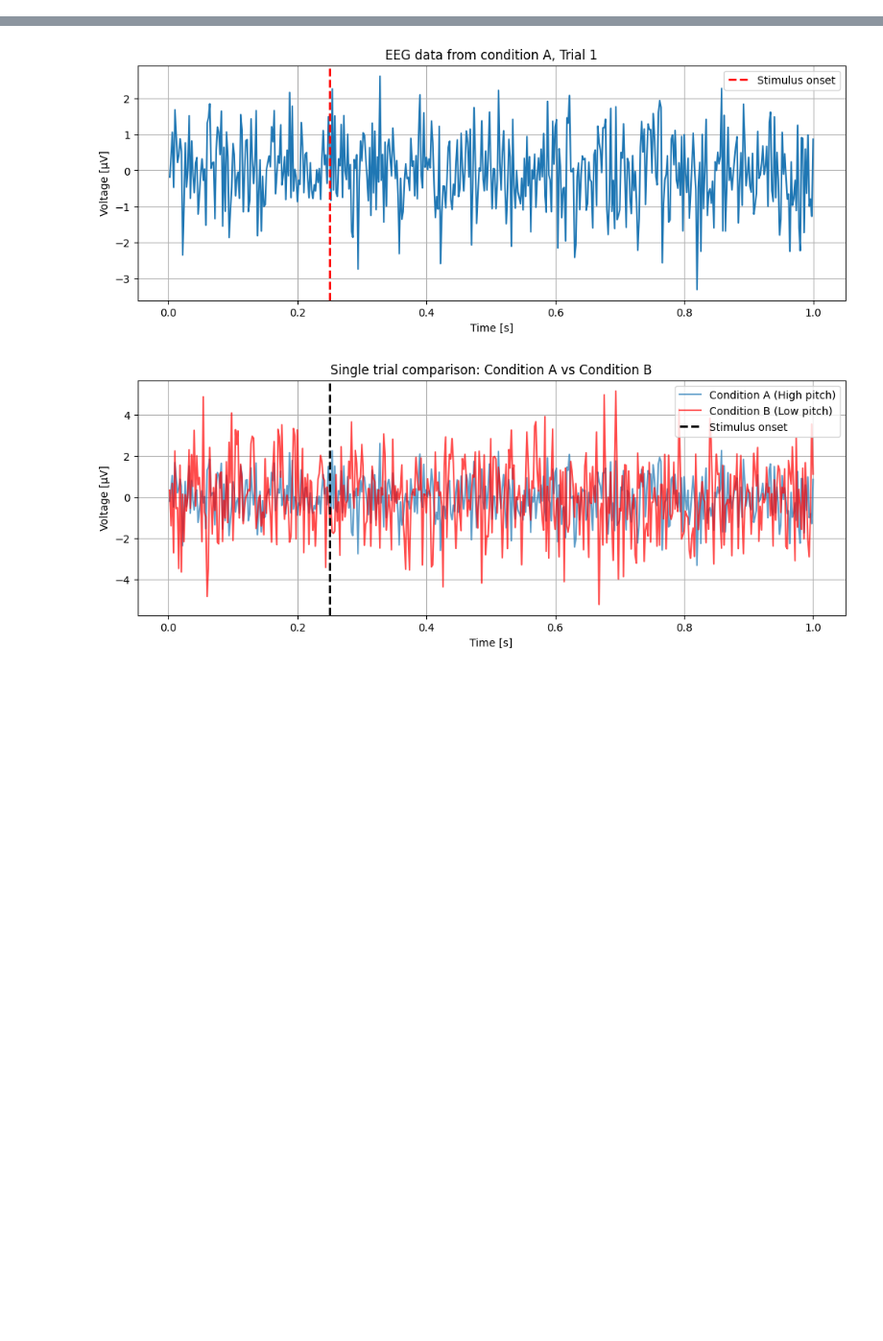
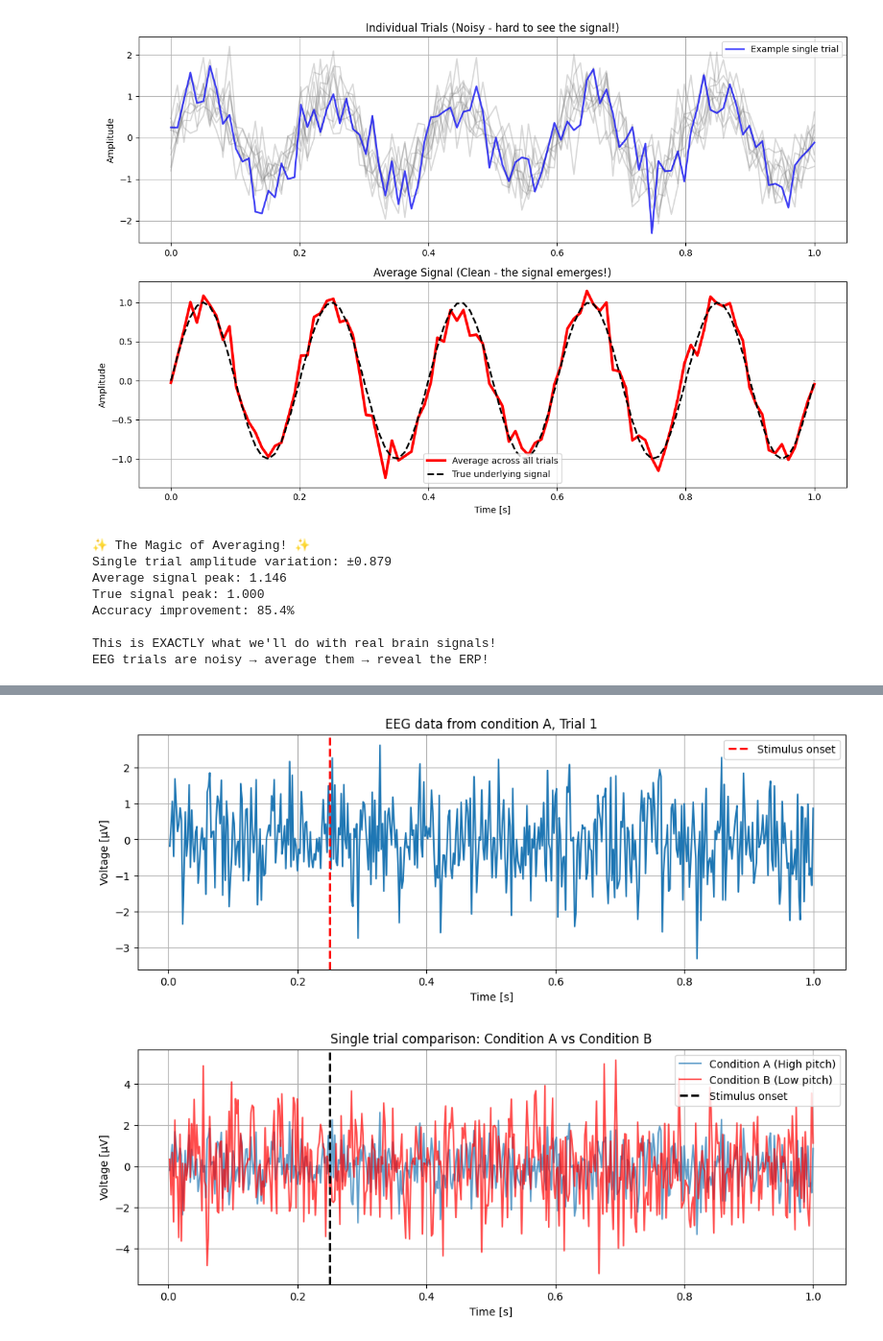
Before and after one commit to sebastianruizsebas/Python-Basics-4-Neuro-DataSci, a Jupyter notebook: part_2.ipynb, the cells around one changed output, grey strips where cells are left out. Shown at 96% size. Cells and saved outputs as stored; diff of their text form; code cells hidden in the pictures; blank space fills up the shorter version.

```diff
--- a/part_2.ipynb
+++ b/part_2.ipynb
@@ -107,0 +97,47 @@ Let's first look at a single trial from condition A:
+# %%
+# Compute the average across trials (this is what an ERP is!)
+average_signal = np.mean(trials_data, axis=0)  # axis=0 means average across trials
+
+# Create a comparison plot: Individual trials vs Average
+plt.figure(figsize=(12, 8))
+
+# Top subplot: Individual trials (noisy)
+plt.subplot(2, 1, 1)
+for i in range(n_trials):
+    plt.plot(time, trials_data[i], 'gray', alpha=0.3)
+plt.plot(time, trials_data[0], 'blue', alpha=0.7, linewidth=2, label='Example single trial')
+plt.ylabel('Amplitude')
+plt.title('Individual Trials (Noisy - hard to see the signal!)')
+plt.legend()
+plt.grid(True)
+
+# Bottom subplot: Average (clean!)
+plt.subplot(2, 1, 2)
+plt.plot(time, average_signal, 'red', linewidth=3, label='Average across all trials')
+plt.plot(time, np.sin(2 * np.pi * 5 * time), 'black', linestyle='--', linewidth=2, label='True underlying signal')
+plt.xlabel('Time [s]')
+plt.ylabel('Amplitude')
+plt.title('Average Signal (Clean - the signal emerges!)')
+plt.legend()
+plt.grid(True)
+
+plt.tight_layout()
+plt.show()
+
+print("✨ The Magic of Averaging! ✨")
+print(f"Single trial amplitude variation: ±{np.std(trials_data[0]):.3f}")
+print(f"Average signal peak: {np.max(average_signal):.3f}")
+print(f"True signal peak: 1.000")
+print(f"Accuracy improvement: {((1.0 - abs(np.max(average_signal) - 1.0))/1.0)*100:.1f}%")
+print("\nThis is EXACTLY what we'll do with real brain signals!")
+print("EEG trials are noisy → average them → reveal the ERP!")
+# %% [output]
+[figure, added]
+✨ The Magic of Averaging! ✨
+Single trial amplitude variation: ±0.879
+Average signal peak: 1.146
+True signal peak: 1.000
+Accuracy improvement: 85.4%
+
+This is EXACTLY what we'll do with real brain signals!
+EEG trials are noisy → average them → reveal the ERP!
```
Also changed, not shown: parts of 16 cells of this notebook.
